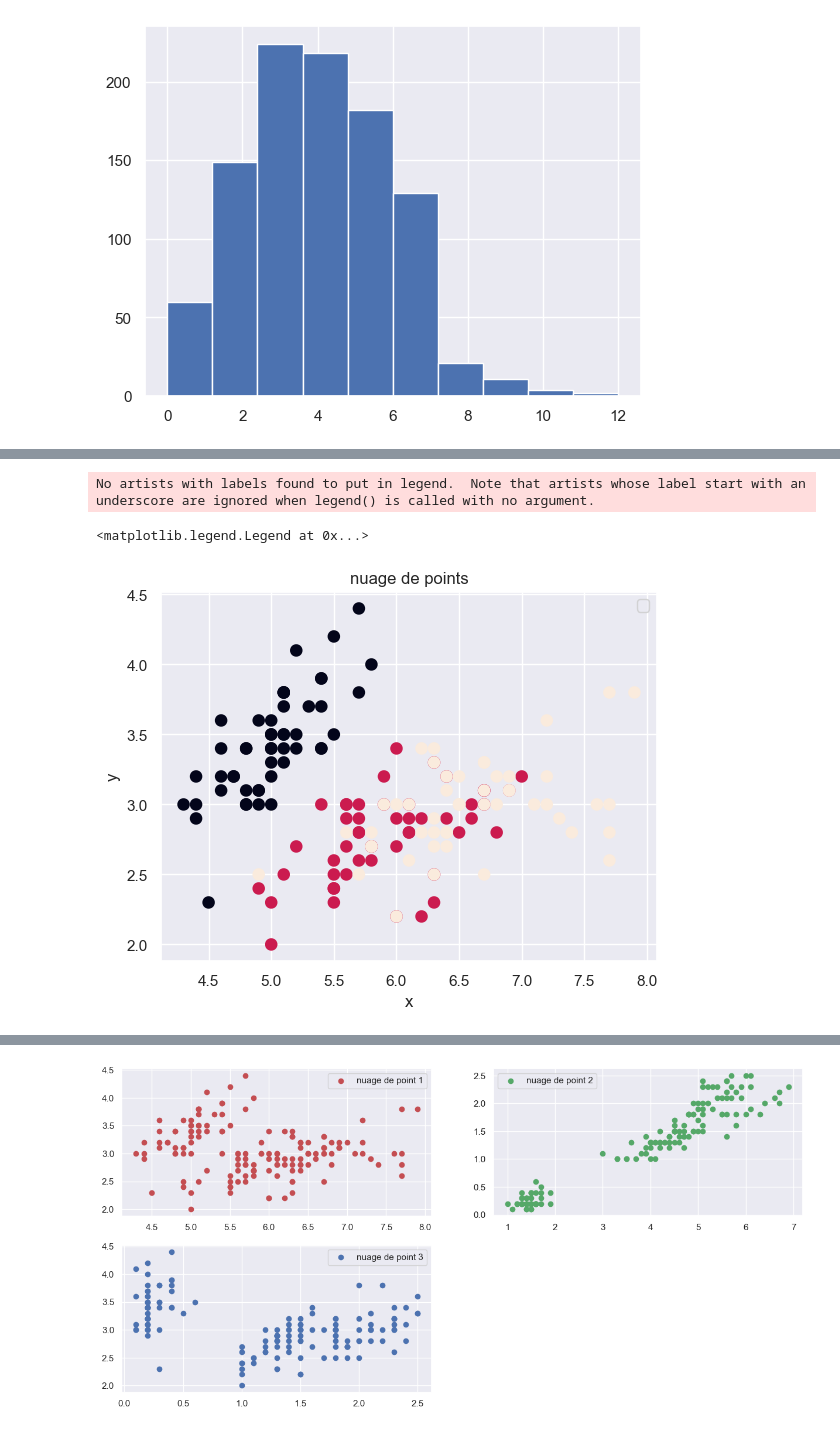
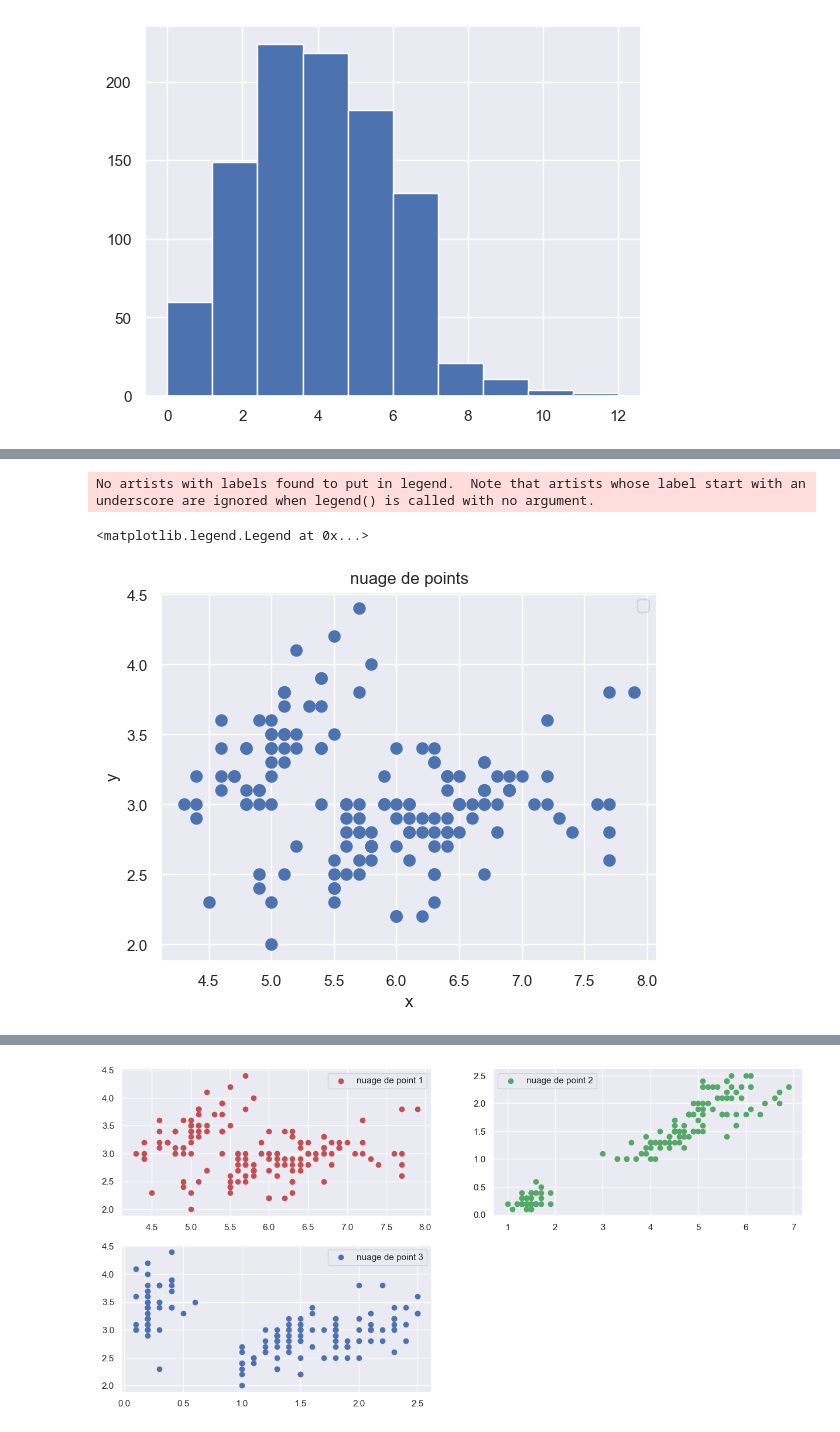
Before and after one commit to evil-smile/formation-en-data-science, a Jupyter notebook: bib_matplotlib.ipynb, the cells around one changed output, grey strips where cells are left out. Saved outputs shown, nothing was run; the diff lists cells and outputs as text; code cells hidden in the pictures.

```diff
--- a/bib_matplotlib.ipynb
+++ b/bib_matplotlib.ipynb
@@ -82,14 +103,14 @@ y = data.target
 # %%
 # les nuages de points
 
-plt.scatter(x[:,0], x[:,1], c=y, lw=3)
+plt.scatter(x[:,0], x[:,1], lw=3)
 plt.xlabel('x')
 plt.ylabel('y')
 plt.title('nuage de points')
 plt.legend()
 # %% [output]
 No artists with labels found to put in legend.  Note that artists whose label start with an underscore are ignored when legend() is called with no argument.
 <matplotlib.legend.Legend at 0x...>
-[figure, old version]
+[figure, new version]
 # %%
 # representation de plusieurs de nuage de points dans un meme graph
```
Also changed, not shown: parts of 7 cells of this notebook, 3 other files.
